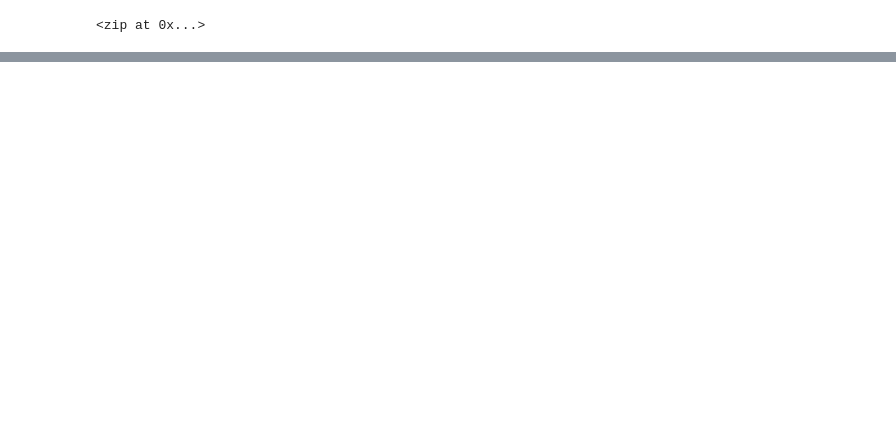
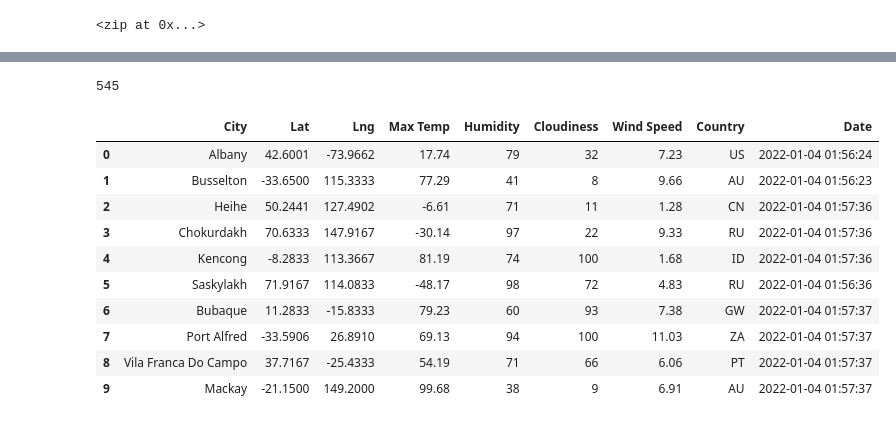
Before and after one commit to byrne6c/World_Weather_Analysis, a Jupyter notebook: WeatherPy.ipynb, the cells around one changed output, grey strips where cells are left out. Drawn from its saved outputs; the diff is of its cells as text; code cells hidden in the pictures; blank space fills up the shorter version.

```diff
--- a/WeatherPy.ipynb
+++ b/WeatherPy.ipynb
@@ -143,0 +145,4 @@ len(city_data)
+# %%
+len(city_data)
+# %% [output]
+545
@@ -143,0 +151,16 @@ len(city_data)
+# %%
+# Convert the array of dictionaries to a Pandas DataFrame.
+city_data_df = pd.DataFrame(city_data)
+city_data_df.head(10)
+# %% [output]
+|  | City | Lat | Lng | Max Temp | Humidity | Cloudiness | Wind Speed | Country | Date |
+| 0 | Albany | 42.6001 | -73.9662 | 17.74 | 79 | 32 | 7.23 | US | 2022-01-04 01:56:24 |
+| 1 | Busselton | -33.6500 | 115.3333 | 77.29 | 41 | 8 | 9.66 | AU | 2022-01-04 01:56:23 |
+| 2 | Heihe | 50.2441 | 127.4902 | -6.61 | 71 | 11 | 1.28 | CN | 2022-01-04 01:57:36 |
+| 3 | Chokurdakh | 70.6333 | 147.9167 | -30.14 | 97 | 22 | 9.33 | RU | 2022-01-04 01:57:36 |
+| 4 | Kencong | -8.2833 | 113.3667 | 81.19 | 74 | 100 | 1.68 | ID | 2022-01-04 01:57:36 |
+| 5 | Saskylakh | 71.9167 | 114.0833 | -48.17 | 98 | 72 | 4.83 | RU | 2022-01-04 01:56:36 |
+| 6 | Bubaque | 11.2833 | -15.8333 | 79.23 | 60 | 93 | 7.38 | GW | 2022-01-04 01:57:37 |
+| 7 | Port Alfred | -33.5906 | 26.8910 | 69.13 | 94 | 100 | 11.03 | ZA | 2022-01-04 01:57:37 |
+| 8 | Vila Franca Do Campo | 37.7167 | -25.4333 | 54.19 | 71 | 66 | 6.06 | PT | 2022-01-04 01:57:37 |
+| 9 | Mackay | -21.1500 | 149.2000 | 99.68 | 38 | 9 | 6.91 | AU | 2022-01-04 01:57:37 |
```
Also changed, not shown: parts of 14 cells of this notebook.
